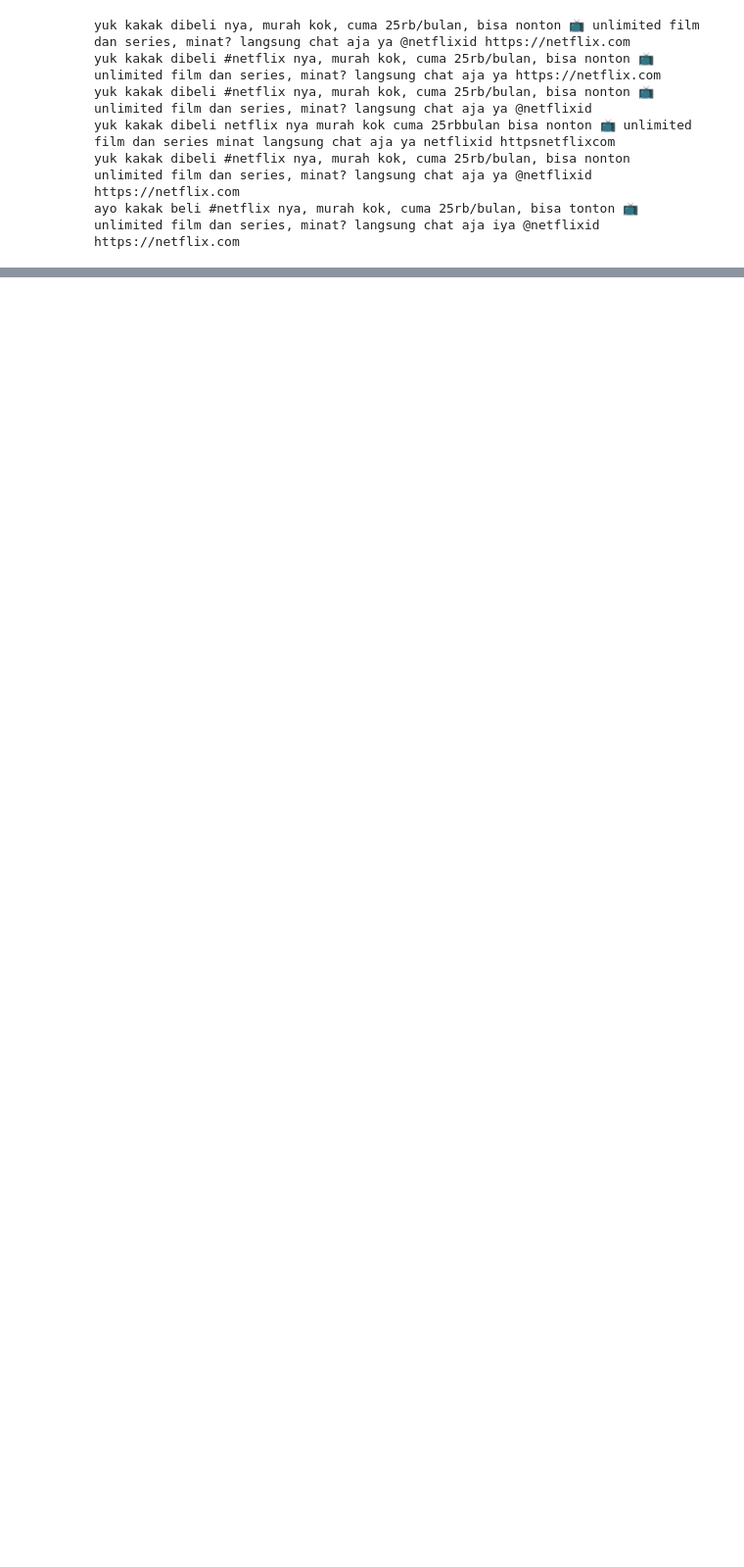
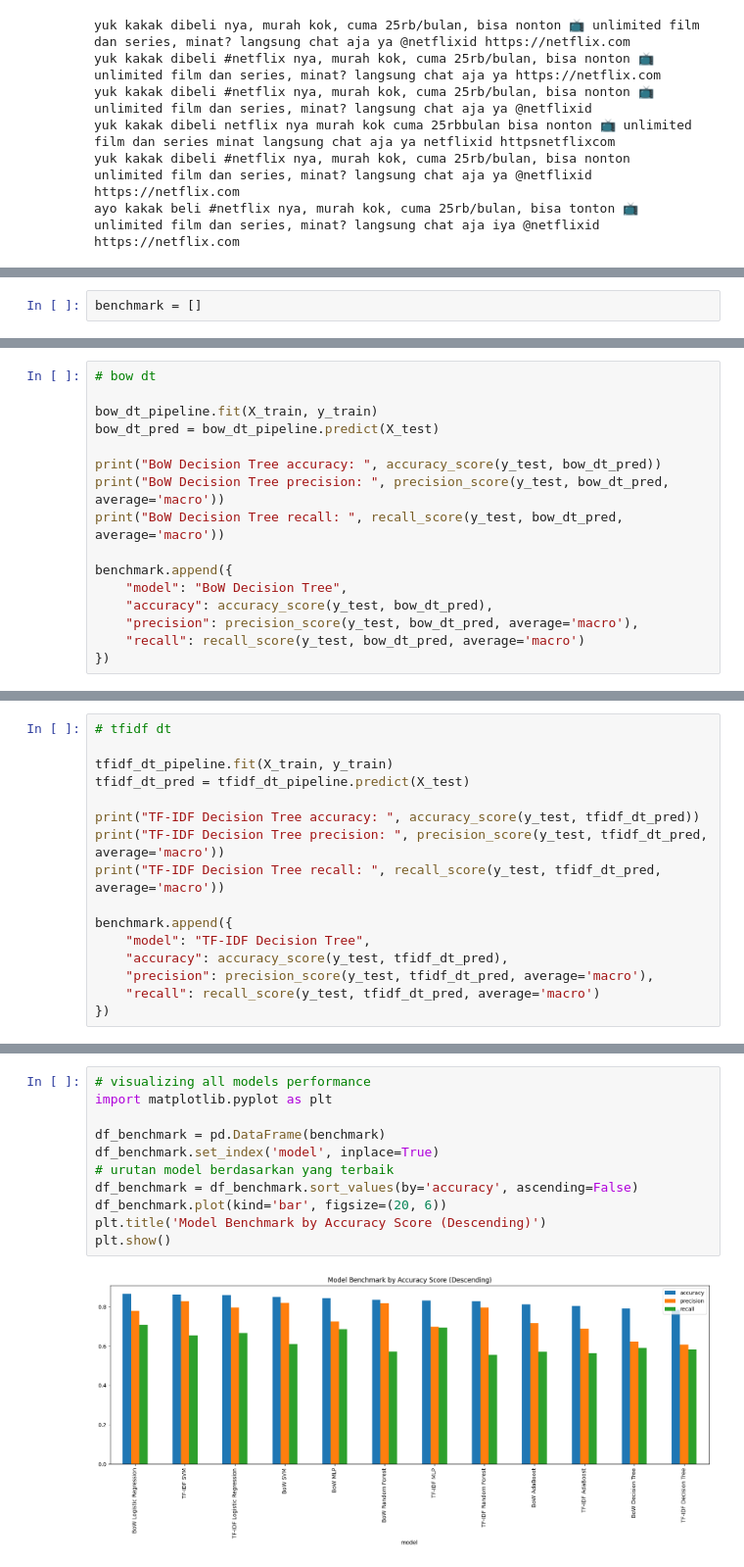
Before and after one commit to aliifam/ppd, a Jupyter notebook: ppd/pekan11/2.ipynb, the cells around one changed output, grey strips where cells are left out. Shown at 98% size. Drawn from its saved outputs; the diff is of its cells as text; blank space fills up the shorter version.

```diff
--- a/ppd/pekan11/2.ipynb
+++ b/ppd/pekan11/2.ipynb
@@ -157,0 +263,2 @@ ayo kakak beli #netflix nya, murah kok, cuma 25rb/bulan, bisa tonton 📺 unlimi
+# %%
+benchmark = []
@@ -157,0 +466,16 @@ ayo kakak beli #netflix nya, murah kok, cuma 25rb/bulan, bisa tonton 📺 unlimi
+# %%
+# bow dt
+
+bow_dt_pipeline.fit(X_train, y_train)
+bow_dt_pred = bow_dt_pipeline.predict(X_test)
+
+print("BoW Decision Tree accuracy: ", accuracy_score(y_test, bow_dt_pred))
+print("BoW Decision Tree precision: ", precision_score(y_test, bow_dt_pred, average='macro'))
+print("BoW Decision Tree recall: ", recall_score(y_test, bow_dt_pred, average='macro'))
+
+benchmark.append({
+    "model": "BoW Decision Tree",
+    "accuracy": accuracy_score(y_test, bow_dt_pred),
+    "precision": precision_score(y_test, bow_dt_pred, average='macro'),
+    "recall": recall_score(y_test, bow_dt_pred, average='macro')
+})
@@ -157,0 +486,16 @@ ayo kakak beli #netflix nya, murah kok, cuma 25rb/bulan, bisa tonton 📺 unlimi
+# %%
+# tfidf dt
+
+tfidf_dt_pipeline.fit(X_train, y_train)
+tfidf_dt_pred = tfidf_dt_pipeline.predict(X_test)
+
+print("TF-IDF Decision Tree accuracy: ", accuracy_score(y_test, tfidf_dt_pred))
+print("TF-IDF Decision Tree precision: ", precision_score(y_test, tfidf_dt_pred, average='macro'))
+print("TF-IDF Decision Tree recall: ", recall_score(y_test, tfidf_dt_pred, average='macro'))
+
+benchmark.append({
+    "model": "TF-IDF Decision Tree",
+    "accuracy": accuracy_score(y_test, tfidf_dt_pred),
+    "precision": precision_score(y_test, tfidf_dt_pred, average='macro'),
+    "recall": recall_score(y_test, tfidf_dt_pred, average='macro')
+})
@@ -157,0 +506,13 @@ ayo kakak beli #netflix nya, murah kok, cuma 25rb/bulan, bisa tonton 📺 unlimi
+# %%
+# visualizing all models performance
+import matplotlib.pyplot as plt
+
+df_benchmark = pd.DataFrame(benchmark)
+df_benchmark.set_index('model', inplace=True)
+# urutan model berdasarkan yang terbaik
+df_benchmark = df_benchmark.sort_values(by='accuracy', ascending=False)
+df_benchmark.plot(kind='bar', figsize=(20, 6))
+plt.title('Model Benchmark by Accuracy Score (Descending)')
+plt.show()
+# %% [output]
+[figure, added]
```
Also changed, not shown: parts of 21 cells of this notebook.
